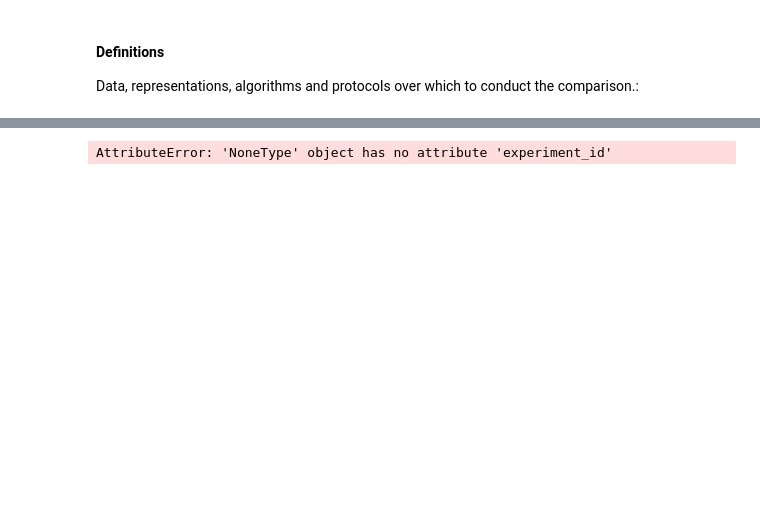
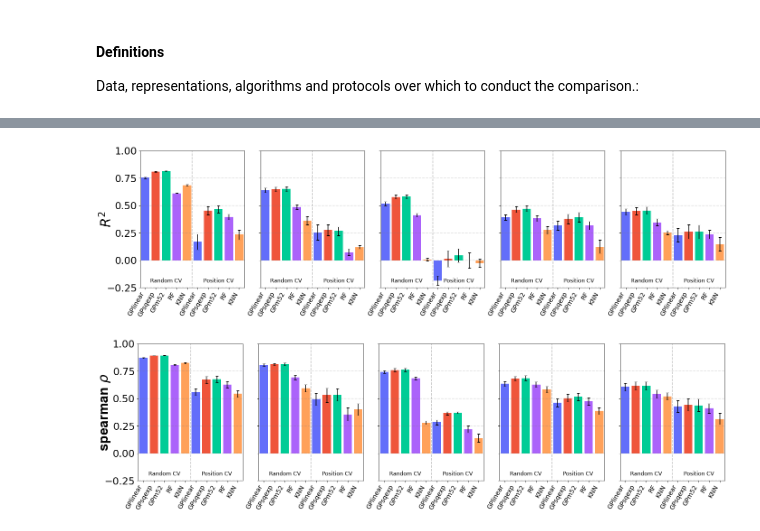
Before and after one commit to MachineLearningLifeScience/protein_regression, a Jupyter notebook: notebooks/figures_main.ipynb, the cells around one changed output, grey strips where cells are left out. Cells and saved outputs as stored; diff of their text form; code cells hidden in the pictures; blank space fills up the shorter version.

```diff
--- a/notebooks/figures_main.ipynb
+++ b/notebooks/figures_main.ipynb
@@ -44,16 +65,18 @@ AttributeError: 'NoneType' object has no attribute 'experiment_id'
 # %%
 # Compare Regressors (representation=ESM fixed):
 plot_metric_comparison_bar(
     datasets=DATASETS,
     reps=[ESM],
     metrics=METRICS,
     train_test_splitter=[RandomSplitter("1FQG"), PositionSplitter("1FQG")],
     algos=ALGORITHMS,
     color_by="algo", x_axis="algo",
     cached_results=True,
+    savefig=False
 )
 # %% [output]
-AttributeError: 'NoneType' object has no attribute 'experiment_id'
+[figure, added]
+[figure, added]
 # %%
 # Compare splitters (representation and algorithm fixed):
 fractional_splitters = FractionalSplitterFactory("1FQG")
```
Also changed, not shown: parts of 9 cells of this notebook.
